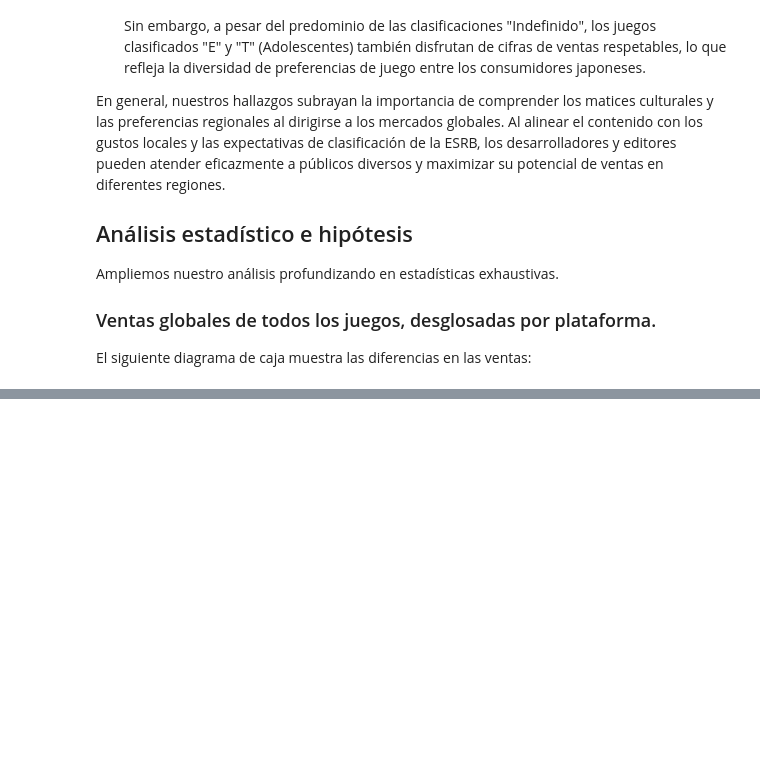
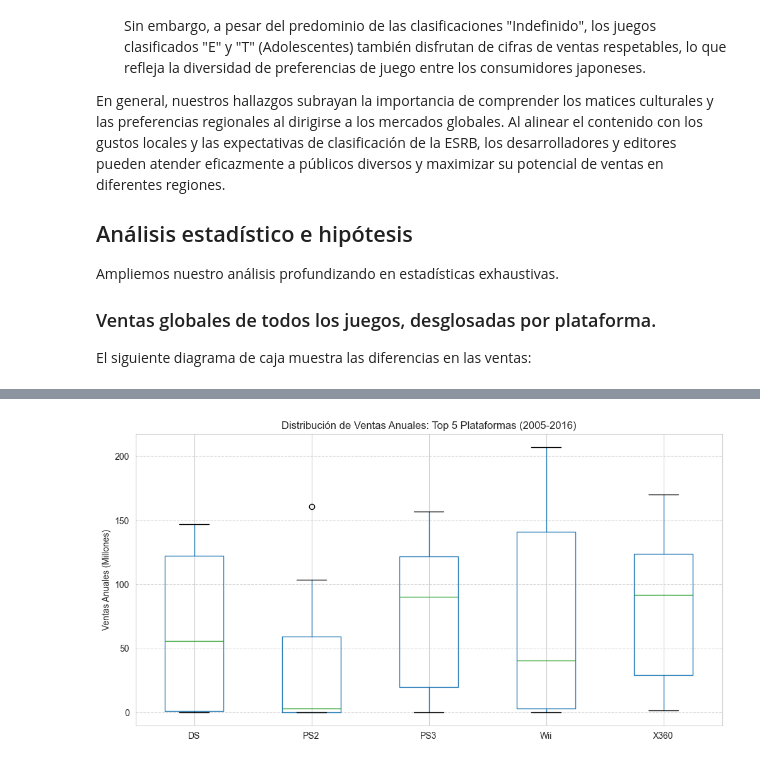
Before and after one commit to cruzdoscar/ice_store, a Jupyter notebook: EDA_videojuegos.ipynb, the cells around one changed output, grey strips where cells are left out. Drawn from its saved outputs; the diff is of its cells as text; code cells hidden in the pictures; blank space fills up the shorter version.

```diff
--- a/EDA_videojuegos.ipynb
+++ b/EDA_videojuegos.ipynb
@@ -958,0 +1031,22 @@ El siguiente diagrama de caja muestra las diferencias en las ventas:
+# %%
+# Filtramos y pivoteamos en pasos claros
+top_5_data = df_recent.query("platform in @top_platforms")
+
+# Creamos la tabla dinámica llenando vacíos con 0
+yearly_sales_pivot = top_5_data.pivot_table(
+    index='year_of_release',
+    columns='platform',
+    values='total_sales',
+    aggfunc='sum',
+    fill_value=0
+)
+
+# Graficamos con un estilo más profesional
+plt.figure(figsize=(12, 6))
+yearly_sales_pivot.boxplot()
+plt.title('Distribución de Ventas Anuales: Top 5 Plataformas (2005-2016)')
+plt.ylabel('Ventas Anuales (Millones)')
+plt.grid(axis='y', linestyle='--', alpha=0.7)
+plt.show()
+# %% [output]
+[figure, added]
```
Also changed, not shown: parts of 10 cells of this notebook.
